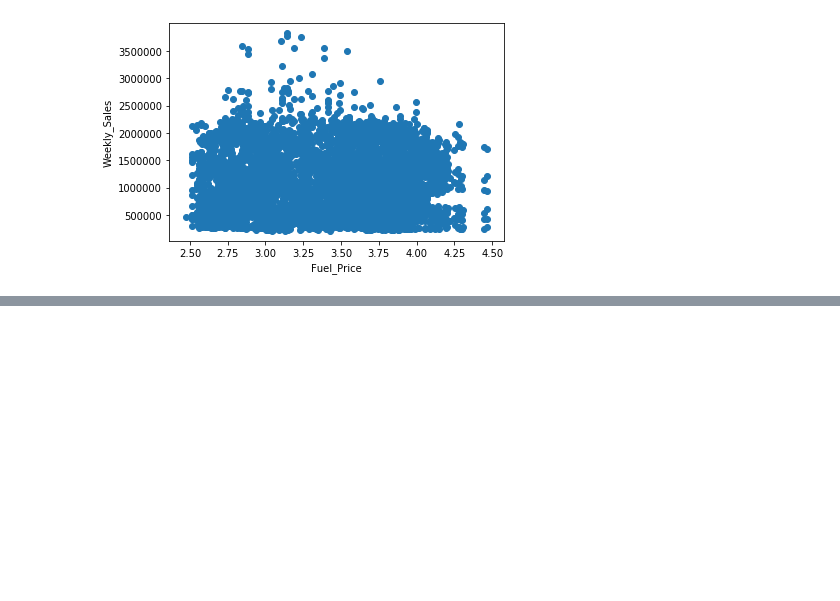
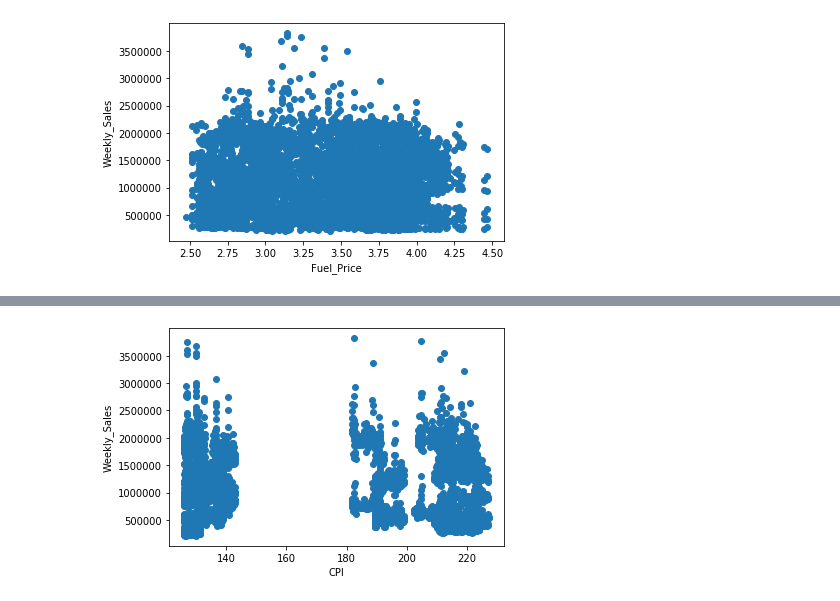
Before and after one commit to Franceskling/final_project, a Jupyter notebook: machine_learning/machine_learning.ipynb, the cells around one changed output, grey strips where cells are left out. Drawn from its saved outputs; the diff is of its cells as text; code cells hidden in the pictures; blank space fills up the shorter version.

```diff
--- a/machine_learning/machine_learning.ipynb
+++ b/machine_learning/machine_learning.ipynb
@@ -27,0 +41,7 @@ plt.show()
+# %%
+plt.scatter(sales_df.CPI, sales_df.Weekly_Sales)
+plt.xlabel('CPI')
+plt.ylabel('Weekly_Sales')
+plt.show()
+# %% [output]
+[figure, added]
```
Also changed, not shown: parts of 4 cells of this notebook, 2 other files.
